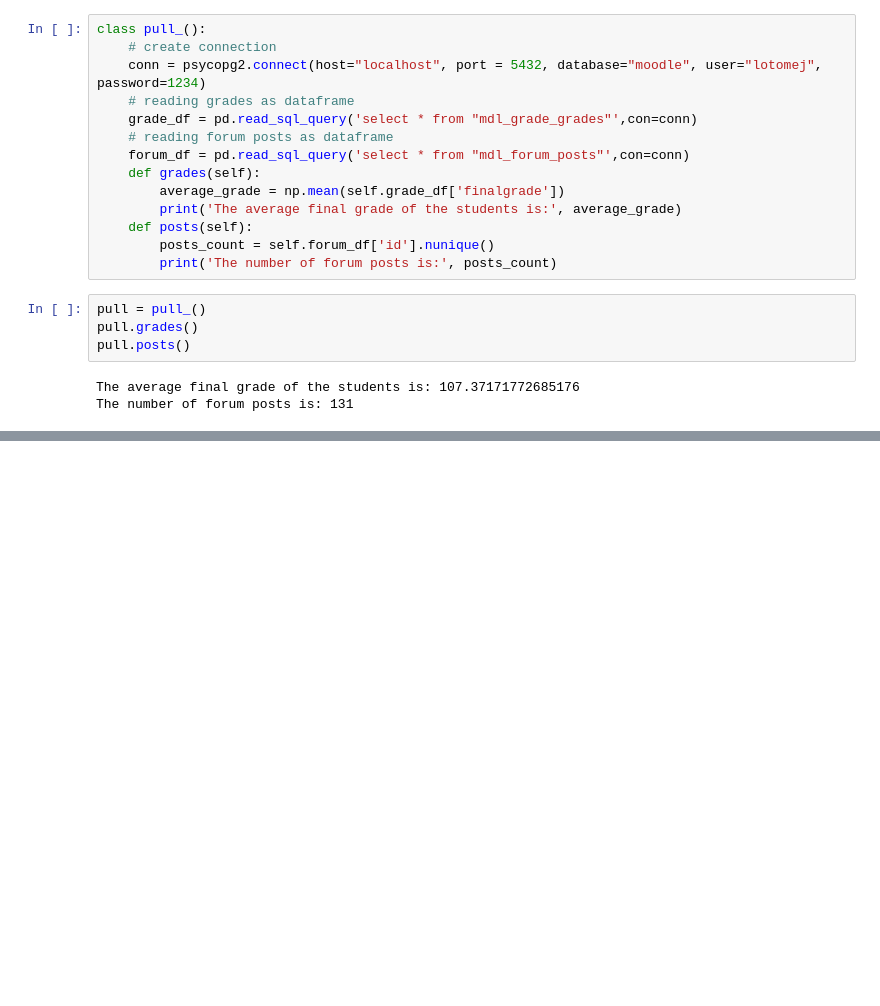
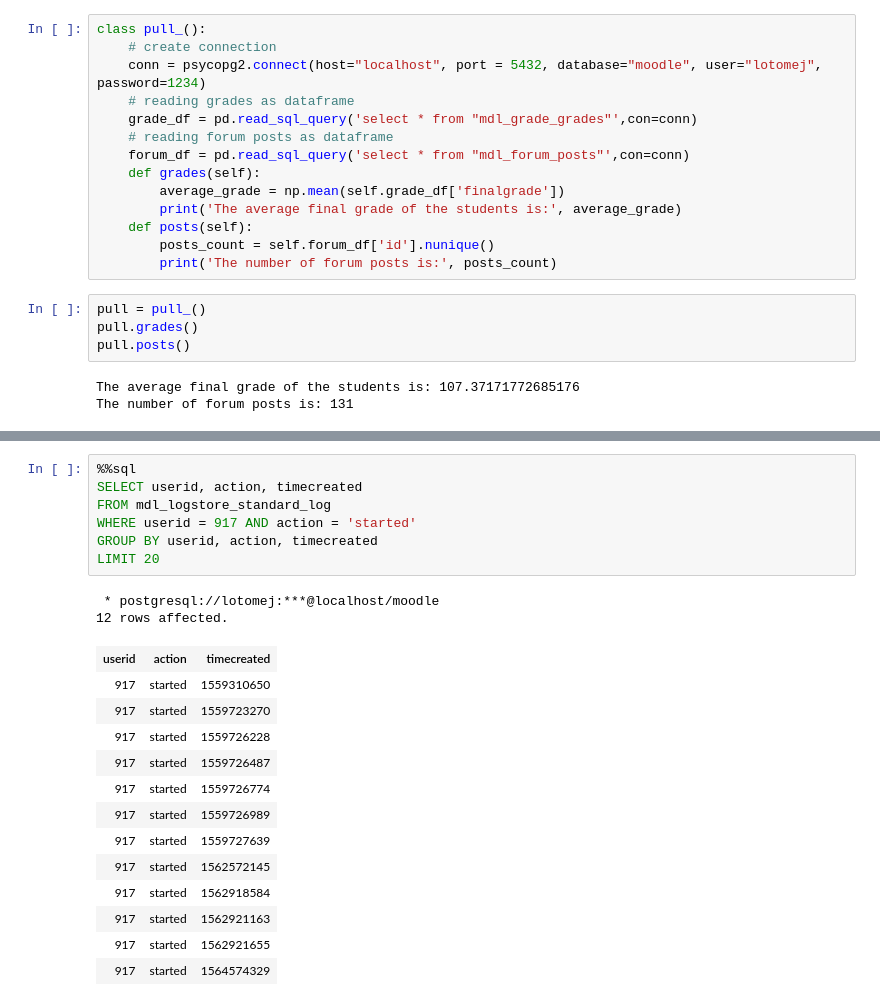
Before and after one commit to johnlotome/Moodle-Database-Educational-Data-Log-Analysis-, a Jupyter notebook: Moodle_DB_Analysis.ipynb, the cells around one changed output, grey strips where cells are left out. Cells and saved outputs as stored; diff of their text form; blank space fills up the shorter version.

```diff
--- a/Moodle_DB_Analysis.ipynb
+++ b/Moodle_DB_Analysis.ipynb
@@ -257,0 +286,23 @@ The number of forum posts is: 131
+# %%
+%%sql
+SELECT userid, action, timecreated
+FROM mdl_logstore_standard_log
+WHERE userid = 917 AND action = 'started'
+GROUP BY userid, action, timecreated
+LIMIT 20
+# %% [output]
+ * postgresql://lotomej:***@localhost/moodle
+12 rows affected.
+| userid | action | timecreated |
+| 917 | started | 1559310650 |
+| 917 | started | 1559723270 |
+| 917 | started | 1559726228 |
+| 917 | started | 1559726487 |
+| 917 | started | 1559726774 |
+| 917 | started | 1559726989 |
+| 917 | started | 1559727639 |
+| 917 | started | 1562572145 |
+| 917 | started | 1562918584 |
+| 917 | started | 1562921163 |
+| 917 | started | 1562921655 |
+| 917 | started | 1564574329 |
```
Also changed, not shown: parts of 16 cells of this notebook.
